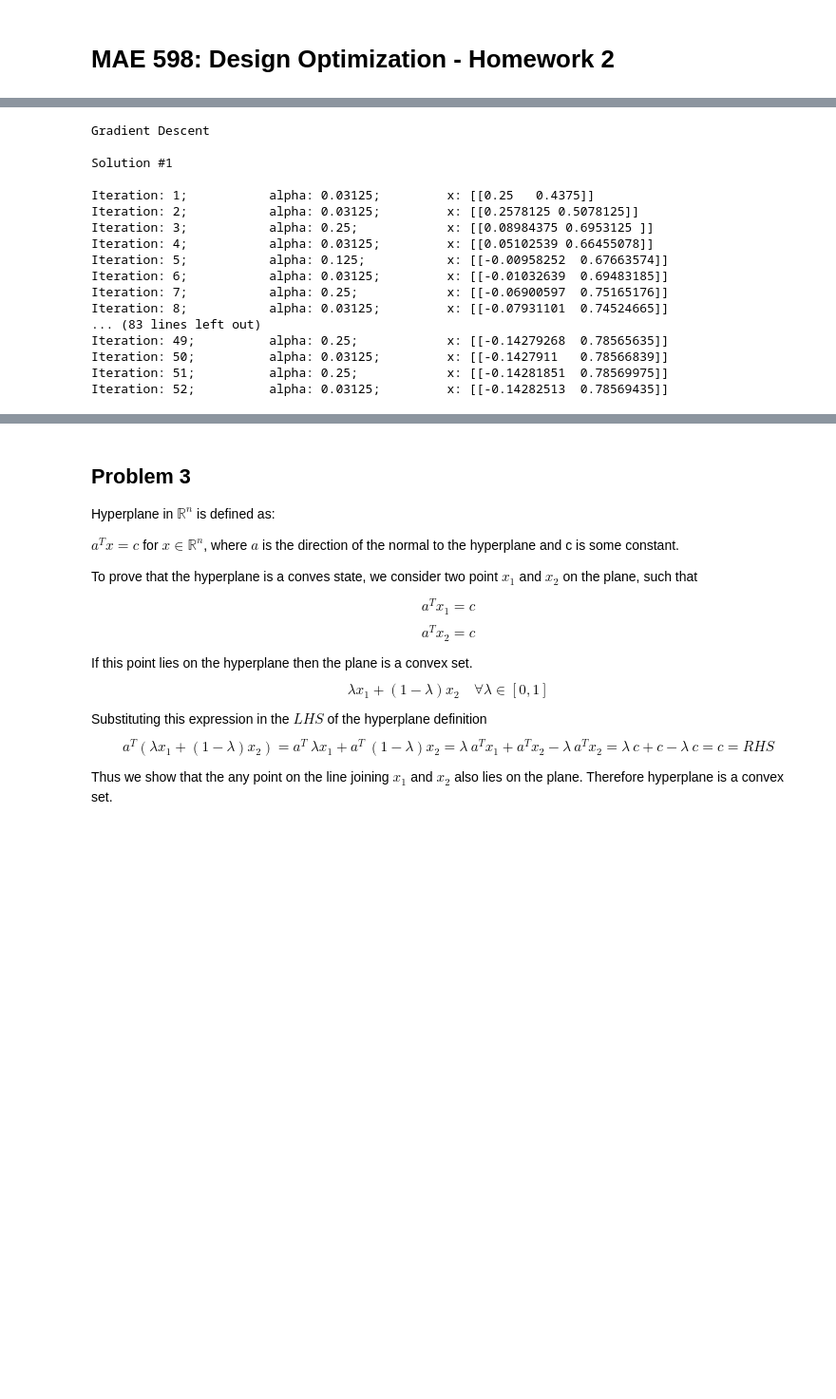
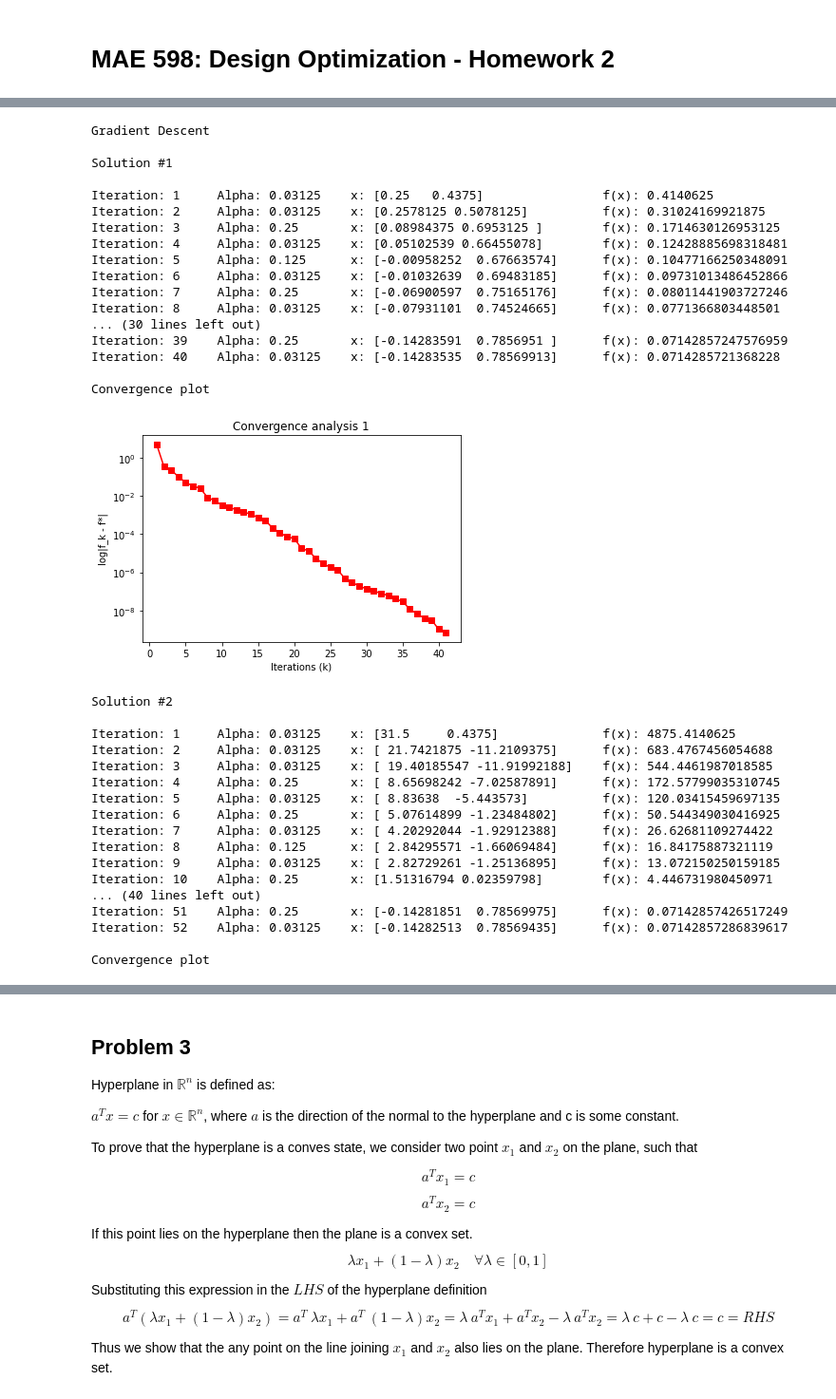
Before and after one commit to pprabhud/MAE_598_Fall_22, a Jupyter notebook: MAE_598_HW_2.ipynb, the cells around one changed output, grey strips where cells are left out. Shown: that part at 95% size. Drawn from its saved outputs; the diff is of its cells as text; code cells hidden in the pictures; blank space fills up the shorter version.

```diff
--- a/MAE_598_HW_2.ipynb
+++ b/MAE_598_HW_2.ipynb
@@ -177,6 +224,9 @@ $$ {f(x_1, x_2) - 0.5 =
 ### Part (b)
 # %%
+# Gradient Descent with Inexact Line Search
 import numpy as np
+import matplotlib.pyplot as plt
+
 
 def grad_desc(x):
     # Objective function
@@ -193,6 +243,7 @@ def grad_desc(x):
     tol = 1e-4
     itr = 50
     xSol = x.T
+    fVal = [f(x)[0]]
     alphaSol = [1]
 
     j = 0
@@ -203,48 +254,88 @@ def grad_desc(x):
         f1 = f(x - alpha * grad(x)[:, :, 0])[0]
         phi = f(x)[0] - (t * alpha * (grad(x)[:, :, 0].T @ grad(x)[:, :, 0])[0, 0])
         # Inexact line search
         while f1 > phi and i < itr:
             alpha = 0.5 * alpha
             f1 = f(x - alpha * grad(x)[:, :, 0])[0]
             phi = f(x)[0] - (t * alpha * (grad(x)[:, :, 0].T @ grad(x)[:, :, 0])[0, 0])
             i += 1
 
 
         x = x - alpha * grad(x)[:, :, 0]
         xSol = np.concatenate((xSol, x.T), axis=0)
+        fVal.append(f(x)[0])
         alphaSol.append(alpha)
         e = np.linalg.norm(grad(x))
         j += 1
-        print(f'Iteration: {j};' + '\t\t' + f'alpha: {alpha};' + '\t\t'  +  f'x: {x.T}')
-    return xSol, alphaSol
+        print (f"Iteration: {j:<5} Alpha: {alpha:<10} x: {str(x.T[0, :]) :<30} f(x): {fVal[j]:<30}")
+
+    return xSol, fVal, alphaSol
 
 
 print("Gradient Descent")
+
+fStar = 0.07142857143
+
 # Initial guess 1
 x1 = np.array([[0], [0]])
 print('\nSolution #1\n')
-xSol1, alphaSol1 = grad_desc(x1)
-
+xSol1, fVal1, alphaSol1 = grad_desc(x1)
+# Convergence analysis
+yplt1 = abs(np.array(fVal1) - fStar * np.ones([1, len(fVal1)])[0])
+# Plot results
+print("\nConvergence plot\n")
+plt.semilogy(range(1, len(fVal1)+1), yplt1, "rs-")
+plt.xlabel("Iterations (k)")
+plt.ylabel("log|f_k - f*|")
+plt.title("Convergence analysis 1")
+plt.show()
 
 # Initial guess 2
 x2 = np.array([[100], [100]])
 print('\nSolution #2\n')
-xSol2, alphaSol2 = grad_desc(x2)
+xSol2, fVal2, alphaSol2 = grad_desc(x2)
+# Convergence analysis
+yplt2 = abs(np.array(fVal2) - fStar * np.ones([1, len(fVal2)])[0])
+# Plot results
+print("\nConvergence plot\n")
+plt.semilogy(range(1, len(fVal2)+1), yplt2, "rs-")
+plt.xlabel("Iterations (k)")
+plt.ylabel("log|f_k - f*|")
+plt.title("Convergence analysis 2")
+plt.show()
 # %% [output]
 Gradient Descent
 
 Solution #1
 
-Iteration: 1;           alpha: 0.03125;         x: [[0.25   0.4375]]
-Iteration: 2;           alpha: 0.03125;         x: [[0.2578125 0.5078125]]
-Iteration: 3;           alpha: 0.25;            x: [[0.08984375 0.6953125 ]]
-Iteration: 4;           alpha: 0.03125;         x: [[0.05102539 0.66455078]]
-Iteration: 5;           alpha: 0.125;           x: [[-0.00958252  0.67663574]]
-Iteration: 6;           alpha: 0.03125;         x: [[-0.01032639  0.69483185]]
-Iteration: 7;           alpha: 0.25;            x: [[-0.06900597  0.75165176]]
-Iteration: 8;           alpha: 0.03125;         x: [[-0.07931101  0.74524665]]
-... (83 lines left out)
-Iteration: 49;          alpha: 0.25;            x: [[-0.14279268  0.78565635]]
-Iteration: 50;          alpha: 0.03125;         x: [[-0.1427911   0.78566839]]
-Iteration: 51;          alpha: 0.25;            x: [[-0.14281851  0.78569975]]
-Iteration: 52;          alpha: 0.03125;         x: [[-0.14282513  0.78569435]]
+Iteration: 1     Alpha: 0.03125    x: [0.25   0.4375]                f(x): 0.4140625
+Iteration: 2     Alpha: 0.03125    x: [0.2578125 0.5078125]          f(x): 0.31024169921875
+Iteration: 3     Alpha: 0.25       x: [0.08984375 0.6953125 ]        f(x): 0.1714630126953125
+Iteration: 4     Alpha: 0.03125    x: [0.05102539 0.66455078]        f(x): 0.12428885698318481
+Iteration: 5     Alpha: 0.125      x: [-0.00958252  0.67663574]      f(x): 0.10477166250348091
+Iteration: 6     Alpha: 0.03125    x: [-0.01032639  0.69483185]      f(x): 0.09731013486452866
+Iteration: 7     Alpha: 0.25       x: [-0.06900597  0.75165176]      f(x): 0.08011441903727246
+Iteration: 8     Alpha: 0.03125    x: [-0.07931101  0.74524665]      f(x): 0.0771366803448501
+... (30 lines left out)
+Iteration: 39    Alpha: 0.25       x: [-0.14283591  0.7856951 ]      f(x): 0.07142857247576959
+Iteration: 40    Alpha: 0.03125    x: [-0.14283535  0.78569913]      f(x): 0.0714285721368228
+
+Convergence plot
+[figure, added]
+Solution #2
+
+Iteration: 1     Alpha: 0.03125    x: [31.5     0.4375]              f(x): 4875.4140625
+Iteration: 2     Alpha: 0.03125    x: [ 21.7421875 -11.2109375]      f(x): 683.4767456054688
+Iteration: 3     Alpha: 0.03125    x: [ 19.40185547 -11.91992188]    f(x): 544.4461987018585
+Iteration: 4     Alpha: 0.25       x: [ 8.65698242 -7.02587891]      f(x): 172.57799035310745
+Iteration: 5     Alpha: 0.03125    x: [ 8.83638  -5.443573]          f(x): 120.03415459697135
+Iteration: 6     Alpha: 0.25       x: [ 5.07614899 -1.23484802]      f(x): 50.544349030416925
+Iteration: 7     Alpha: 0.03125    x: [ 4.20292044 -1.92912388]      f(x): 26.62681109274422
+Iteration: 8     Alpha: 0.125      x: [ 2.84295571 -1.66069484]      f(x): 16.84175887321119
+Iteration: 9     Alpha: 0.03125    x: [ 2.82729261 -1.25136895]      f(x): 13.072150250159185
+Iteration: 10    Alpha: 0.25       x: [1.51316794 0.02359798]        f(x): 4.446731980450971
+... (40 lines left out)
+Iteration: 51    Alpha: 0.25       x: [-0.14281851  0.78569975]      f(x): 0.07142857426517249
+Iteration: 52    Alpha: 0.03125    x: [-0.14282513  0.78569435]      f(x): 0.07142857286839617
+
+Convergence plot
```
Also changed, not shown: parts of 4 cells of this notebook.
